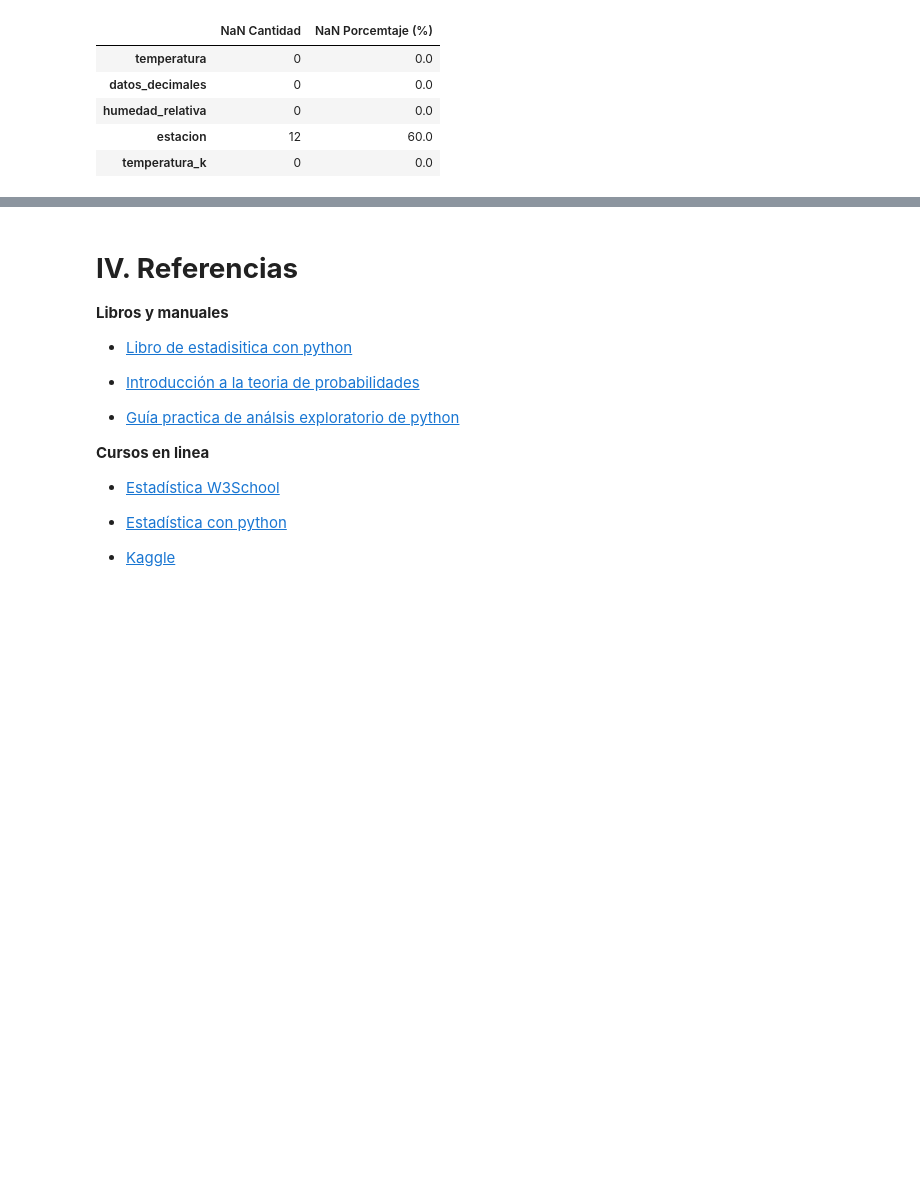
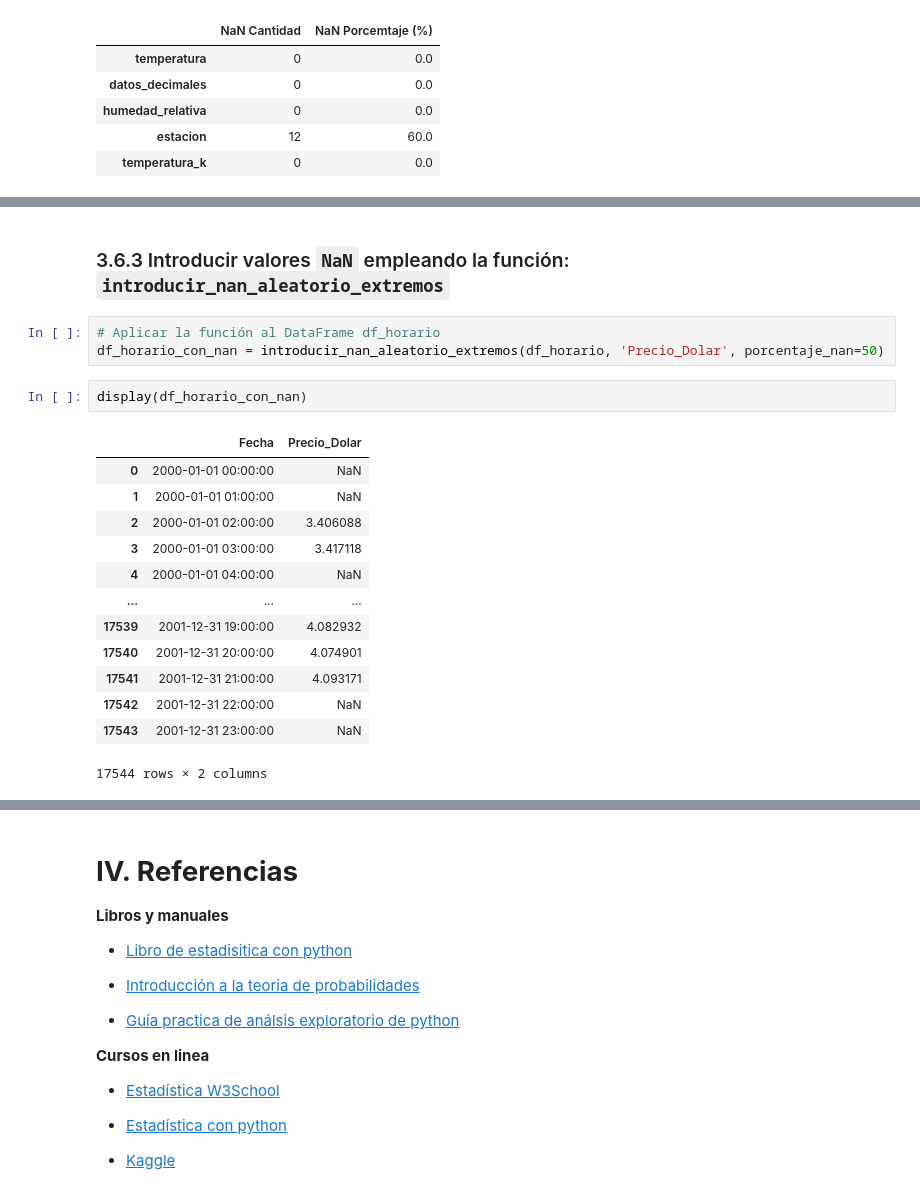
Before and after one commit to vrrp/sachabook_bigdata, a Jupyter notebook: _build/jupyter_execute/docs/03_programación_basica_python_AI.ipynb, the cells around one changed output, grey strips where cells are left out. Cells and saved outputs as stored; diff of their text form; blank space fills up the shorter version.

```diff
--- a/_build/jupyter_execute/docs/03_programación_basica_python_AI.ipynb
+++ b/_build/jupyter_execute/docs/03_programación_basica_python_AI.ipynb
@@ -1195,0 +1520,21 @@ Valores NaN después de interpolación 'polynomial' (orden 2):
+# %% [markdown]
+### 3.6.3 Introducir valores `NaN` empleando la función: `introducir_nan_aleatorio_extremos`
+# %%
+# Aplicar la función al DataFrame df_horario
+df_horario_con_nan = introducir_nan_aleatorio_extremos(df_horario, 'Precio_Dolar', porcentaje_nan=50)
+# %%
+display(df_horario_con_nan)
+# %% [output]
+|  | Fecha | Precio_Dolar |
+| 0 | 2000-01-01 00:00:00 | NaN |
+| 1 | 2000-01-01 01:00:00 | NaN |
+| 2 | 2000-01-01 02:00:00 | 3.406088 |
+| 3 | 2000-01-01 03:00:00 | 3.417118 |
+| 4 | 2000-01-01 04:00:00 | NaN |
+| ... | ... | ... |
+| 17539 | 2001-12-31 19:00:00 | 4.082932 |
+| 17540 | 2001-12-31 20:00:00 | 4.074901 |
+| 17541 | 2001-12-31 21:00:00 | 4.093171 |
+| 17542 | 2001-12-31 22:00:00 | NaN |
+| 17543 | 2001-12-31 23:00:00 | NaN |
+17544 rows × 2 columns
```
Also changed, not shown: parts of 44 cells of this notebook, 9 other files.
